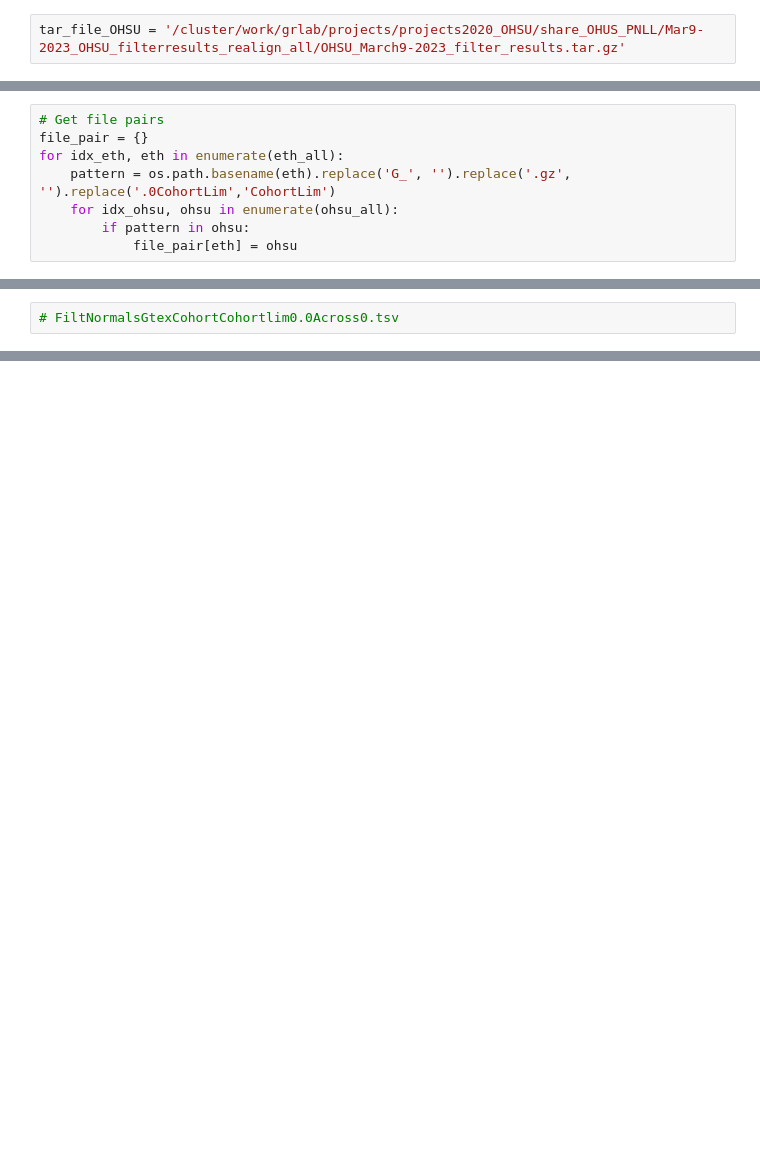
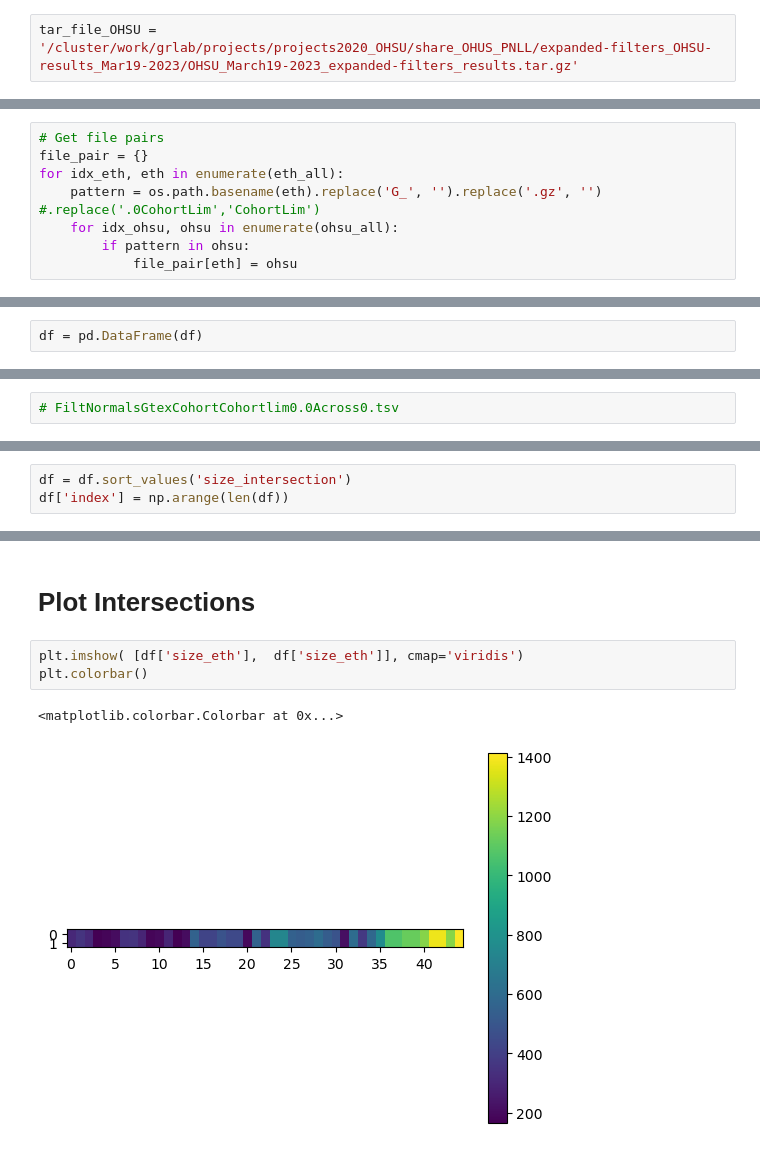
Before and after one commit to ratschlab/projects2020_ohsu, a Jupyter notebook: eth/plotting/OHSU_collab_Rerun_allRF/p20230315_shareness_matrix.ipynb, the cells around one changed output, grey strips where cells are left out. Drawn from its saved outputs; the diff is of its cells as text; blank space fills up the shorter version.

Commit message:
plot intersections 1

```diff
--- a/eth/plotting/OHSU_collab_Rerun_allRF/p20230315_shareness_matrix.ipynb
+++ b/eth/plotting/OHSU_collab_Rerun_allRF/p20230315_shareness_matrix.ipynb
@@ -11,5 +9,5 @@ Matplotlib created a temporary config/cache directory at /scratch/slurm-job.8281
 # %%
-tar_file_OHSU = '/cluster/work/grlab/projects/projects2020_OHSU/share_OHUS_PNLL/Mar9-2023_OHSU_filterresults_realign_all/OHSU_March9-2023_filter_results.tar.gz'
+tar_file_OHSU = '/cluster/work/grlab/projects/projects2020_OHSU/share_OHUS_PNLL/expanded-filters_OHSU-results_Mar19-2023/OHSU_March19-2023_expanded-filters_results.tar.gz'
 # %%
 base_eth = '/cluster/work/grlab/projects/projects2020_OHSU/peptides_generation/CANCER_eth/commit_c4dd02c_conf2_Frame_cap0_runs/TCGA_Breast_1102/filtering_samples/chosen_filters_06March_order'
 # %%
@@ -28,7 +26,7 @@ with tarfile.open(tar_file_OHSU, "r:*") as tar:
 # Get file pairs
 file_pair = {}
 for idx_eth, eth in enumerate(eth_all):
-    pattern = os.path.basename(eth).replace('G_', '').replace('.gz', '').replace('.0CohortLim','CohortLim')
+    pattern = os.path.basename(eth).replace('G_', '').replace('.gz', '') #.replace('.0CohortLim','CohortLim')
     for idx_ohsu, ohsu in enumerate(ohsu_all):
         if pattern in ohsu:
             file_pair[eth] = ohsu
@@ -125,0 +68,2 @@ output/kmer_files/J_TCGA-AO-A0JM-01A-21R-A056-07_SampleLim0CohortLimNoneAcrossNo
+# %%
+df = pd.DataFrame(df)
@@ -127,0 +109,3 @@ output/kmer_files/J_TCGA-AO-A0JM-01A-21R-A056-07_SampleLim0CohortLimNoneAcrossNo
+# %%
+df = df.sort_values('size_intersection')
+df['index'] = np.arange(len(df))
@@ -127,0 +221,8 @@ output/kmer_files/J_TCGA-AO-A0JM-01A-21R-A056-07_SampleLim0CohortLimNoneAcrossNo
+# %% [markdown]
+# Plot Intersections
+# %%
+plt.imshow( [df['size_eth'],  df['size_eth']], cmap='viridis')
+plt.colorbar()
+# %% [output]
+<matplotlib.colorbar.Colorbar at 0x...>
+[figure, added]
```
Also changed, not shown: parts of 21 cells of this notebook, 2 other files.
